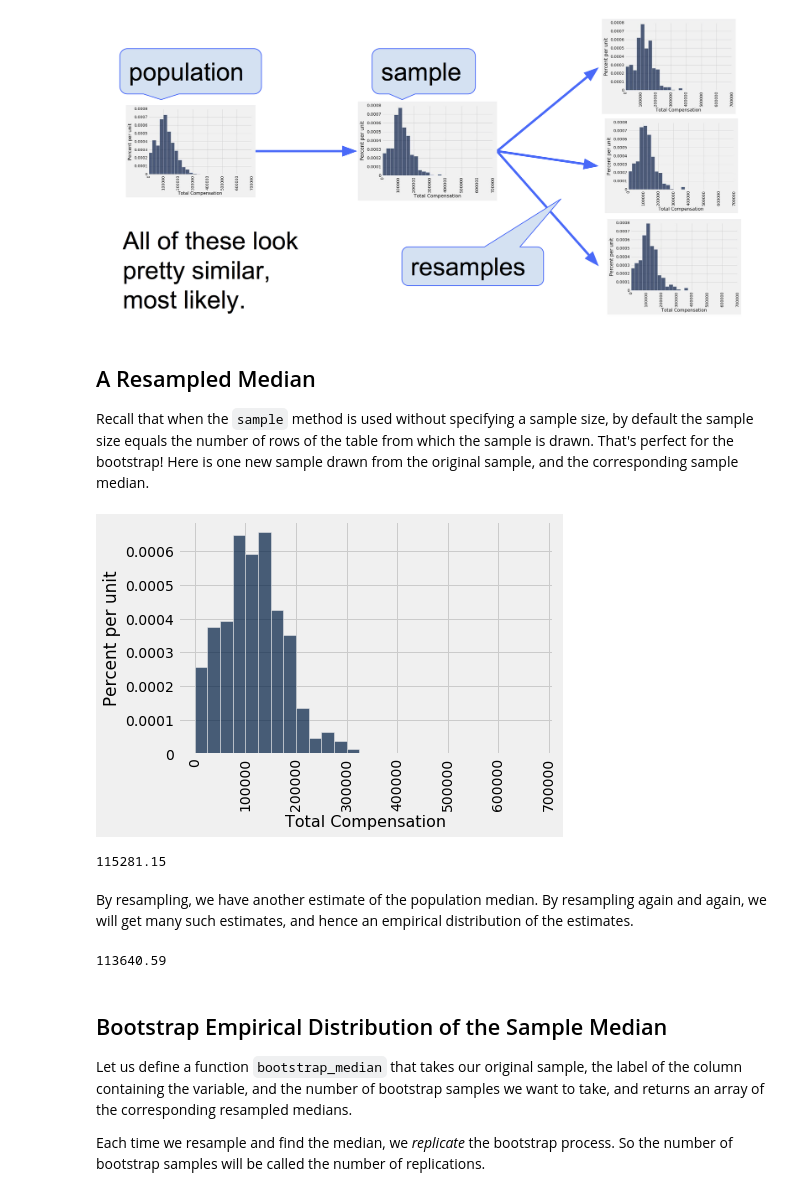
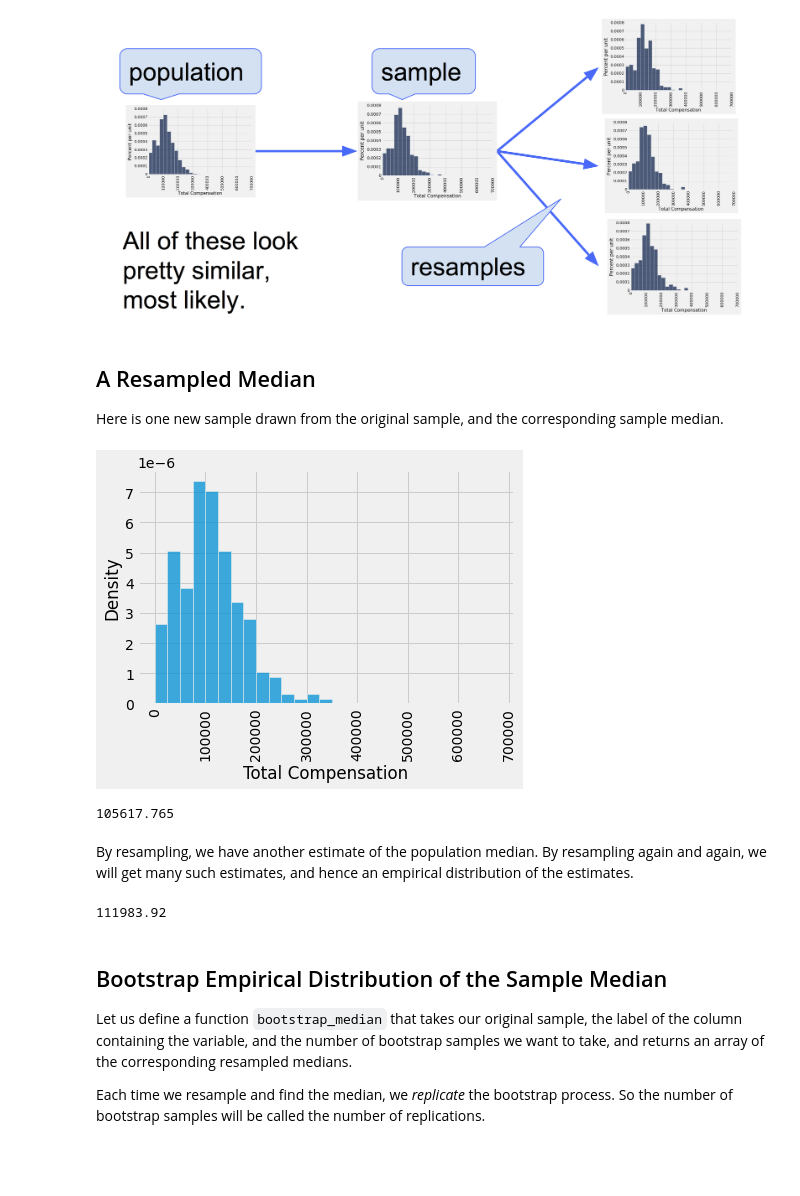
Before and after one commit to floreencia/textbook-flo, a Jupyter notebook: chapters/13/2/Bootstrap.ipynb, the cells around one changed output. Drawn from its saved outputs; the diff is of its cells as text; code cells hidden in the pictures; blank space fills up the shorter version.

```diff
--- a/chapters/13/2/Bootstrap.ipynb
+++ b/chapters/13/2/Bootstrap.ipynb
@@ -161,26 +161,29 @@ Image("../../../images/bootstrap_pic.png")
 [figure]
 # %% [markdown]
 ## A Resampled Median
-Recall that when the `sample` method is used without specifying a sample size, by default the sample size equals the number of rows of the table from which the sample is drawn. That's perfect for the bootstrap! Here is one new sample drawn from the original sample, and the corresponding sample median.
+
+Here is one new sample drawn from the original sample, and the corresponding sample median.
 # %%
-resample_1 = our_sample.sample()
+resample_1 = our_sample.sample(frac=1, replace=True)
-# %%
-resample_1.select('Total Compensation').hist(bins=sf_bins)
-# %% [output]
-[figure, removed]
+# %%
+sns.histplot(data=resample_1, x='Total Compensation', bins=sf_bins, stat='density')
+plt.xticks(rotation=90)
+print()
+# %% [output]
+[figure, added]
 # %%
-resampled_median_1 = percentile(50, resample_1.column('Total Compensation'))
+resampled_median_1 = np.percentile(resample_1['Total Compensation'], 50)
 resampled_median_1
 # %% [output]
-115281.15
+105617.765
 # %% [markdown]
 By resampling, we have another estimate of the population median. By resampling again and again, we will get many such estimates, and hence an empirical distribution of the estimates.
 # %%
-resample_2 = our_sample.sample()
-resampled_median_2 = percentile(50, resample_2.column('Total Compensation'))
+resample_2 = our_sample.sample(frac=1, replace=True)
+resampled_median_2 = np.percentile(resample_2['Total Compensation'], 50)
 resampled_median_2
 # %% [output]
-113640.59
+111983.92
 # %% [markdown]
 ## Bootstrap Empirical Distribution of the Sample Median
 Let us define a function `bootstrap_median` that takes our original sample, the label of the column containing the variable, and the number of bootstrap samples we want to take, and returns an array of the corresponding resampled medians.
```
Also changed, not shown: parts of 14 cells of this notebook.
